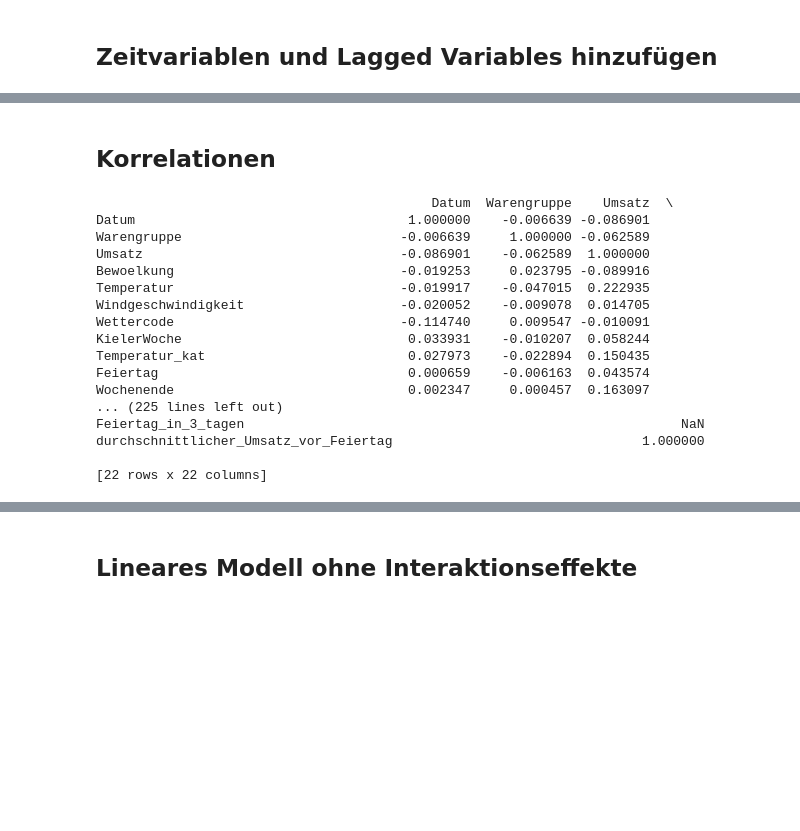
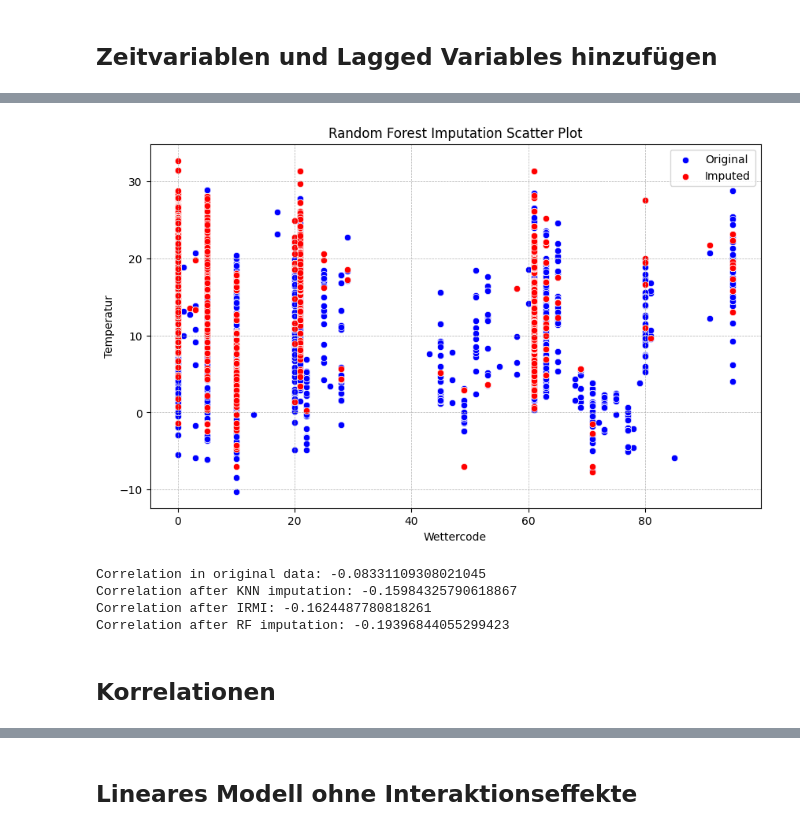
Before and after one commit to Suminho7/bakery_sales_prediction, a Jupyter notebook: Datenaufbereitung.ipynb, the cells around one changed output, grey strips where cells are left out. Drawn from its saved outputs; the diff is of its cells as text; code cells hidden in the pictures; blank space fills up the shorter version.

```diff
--- a/Datenaufbereitung.ipynb
+++ b/Datenaufbereitung.ipynb
@@ -239,0 +318,14 @@ print(merged_data[merged_data['Feiertag'] == 1])
+# %%
+from sklearn.ensemble import RandomForestClassifier
+from sklearn.impute import SimpleImputer
+
+# Beispiel: Vorhersage mit RandomForest
+train_data = data_no_dates.dropna(subset=['Wettercode'])
+test_data = data_no_dates[data_no_dates['Wettercode'].isna()]
+
+clf = RandomForestClassifier()
+clf.fit(train_data.drop(columns=['Wettercode']), train_data['Wettercode'])
+
+# Hier wird data_no_dates mit den predicitions aufgefüllt (siehe Plot unten)
+predictions = clf.predict(test_data.drop(columns=['Wettercode']))
+data_no_dates.loc[data_no_dates['Wettercode'].isna(), 'Wettercode'] = predictions
@@ -240,23 +356,16 @@ print(merged_data[merged_data['Feiertag'] == 1])
+# %%
+plot_scatter_with_imputation(data_no_dates, 'Wettercode', 'Temperatur', mask, 'Random Forest Imputation Scatter Plot', 'Wettercode', 'Temperatur')
+# %% [output]
+[figure, added]
+# %%
+print("Correlation in original data:", merged_data['Wettercode'].corr(merged_data['Temperatur'], method='pearson'))
+print("Correlation after KNN imputation:", imputed_data_KNN['Wettercode'].corr(imputed_data_KNN['Temperatur']))
+print("Correlation after IRMI:", imputed_data_irmi['Wettercode'].corr(imputed_data_irmi['Temperatur']))
+print("Correlation after RF imputation:", data_no_dates['Wettercode'].corr(data_no_dates['Temperatur']))
+# %% [output]
+Correlation in original data: -0.08331109308021045
+Correlation after KNN imputation: -0.15984325790618867
+Correlation after IRMI: -0.1624487780818261
+Correlation after RF imputation: -0.19396844055299423
 # %% [markdown]
 ## Korrelationen
-# %%
-# Korrelationsmatrix für Umsatzdaten
-print(merged_data.corr())
-# %% [output]
-                                           Datum  Warengruppe    Umsatz  \
-Datum                                   1.000000    -0.006639 -0.086901
-Warengruppe                            -0.006639     1.000000 -0.062589
-Umsatz                                 -0.086901    -0.062589  1.000000
-Bewoelkung                             -0.019253     0.023795 -0.089916
-Temperatur                             -0.019917    -0.047015  0.222935
-Windgeschwindigkeit                    -0.020052    -0.009078  0.014705
-Wettercode                             -0.114740     0.009547 -0.010091
-KielerWoche                             0.033931    -0.010207  0.058244
-Temperatur_kat                          0.027973    -0.022894  0.150435
-Feiertag                                0.000659    -0.006163  0.043574
-Wochenende                              0.002347     0.000457  0.163097
-... (225 lines left out)
-Feiertag_in_3_tagen                                                        NaN
-durchschnittlicher_Umsatz_vor_Feiertag                                1.000000
-
-[22 rows x 22 columns]
```
Also changed, not shown: parts of 35 cells of this notebook, 6 other files.
